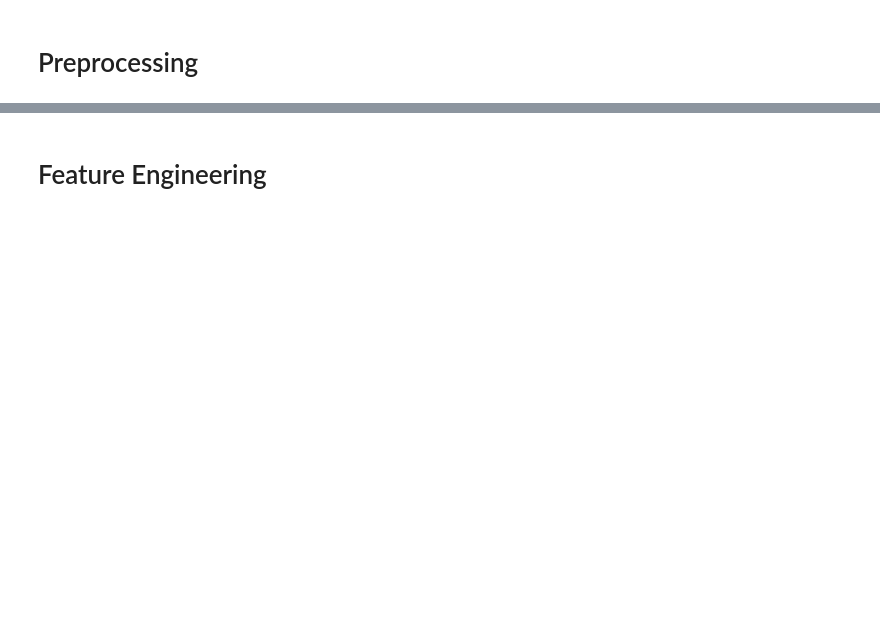
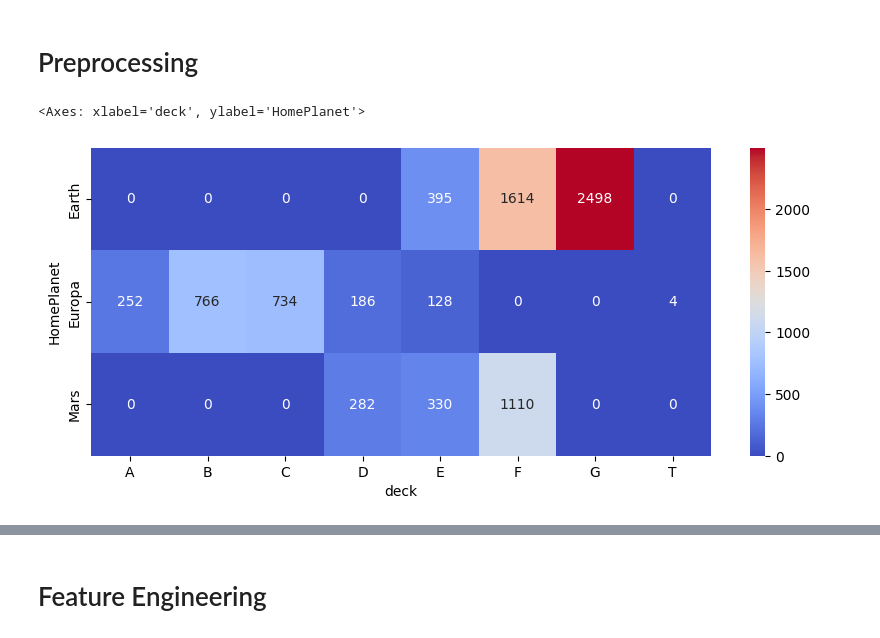
Before and after one commit to farhanarrafi/UNT-CSE-SpaceshipTitanic, a Jupyter notebook: Spaceship_notebook.ipynb, the cells around one changed output, grey strips where cells are left out. Drawn from its saved outputs; the diff is of its cells as text; code cells hidden in the pictures; blank space fills up the shorter version.

```diff
--- a/Spaceship_notebook.ipynb
+++ b/Spaceship_notebook.ipynb
@@ -83,2 +121,33 @@ memory usage: 891.5+ KB
 # %% [markdown]
 # Preprocessing
+# %%
+def split_cabin(df):
+  df[['deck','num','side']]=df['Cabin'].str.split('/',expand=True)
+
+  return df
+
+df_train = split_cabin(df_train)
+df_test = split_cabin(df_test)
+# %%
+df_train['Name'].fillna('Unknown', inplace=True)
+df_test['Name'].fillna('Unknown', inplace=True)
+
+df_train['Surname'] = df_train['Name'].str.split(' ').str[1]
+df_test['Surname'] = df_test['Name'].str.split(' ').str[1]
+# %%
+
+df_train['Family'] = df_train['PassengerId'].str.split('_').str[0]
+
+df_test['Family'] = df_test['PassengerId'].str.split('_').str[0]
+# %%
+df_train['Surname'] = df_train.groupby(['Family'])['Surname'].transform(lambda x: x.fillna(method='ffill').fillna(method='bfill'))
+df_test['Surname'] = df_test.groupby(['Family'])['Surname'].transform(lambda x: x.fillna(method='ffill').fillna(method='bfill'))
+# %%
+homePlanet_cabin=df_train.groupby(['deck','HomePlanet'])['HomePlanet'].size().unstack().fillna(0)
+
+# Heatmap of missing values
+plt.figure(figsize=(10,4))
+sns.heatmap(homePlanet_cabin.T, annot=True, fmt='g', cmap='coolwarm')
+# %% [output]
+<Axes: xlabel='deck', ylabel='HomePlanet'>
+[figure, added]
```
Also changed, not shown: parts of 36 cells of this notebook.
